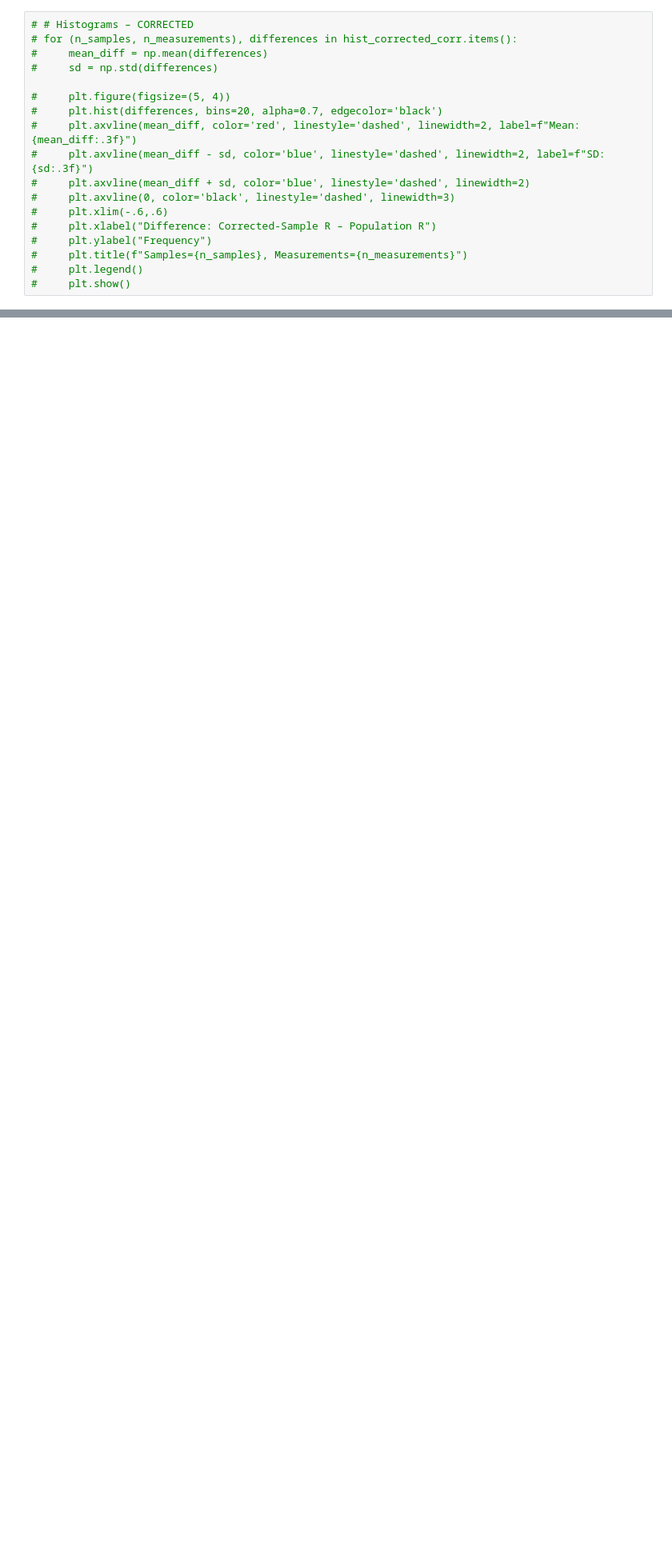
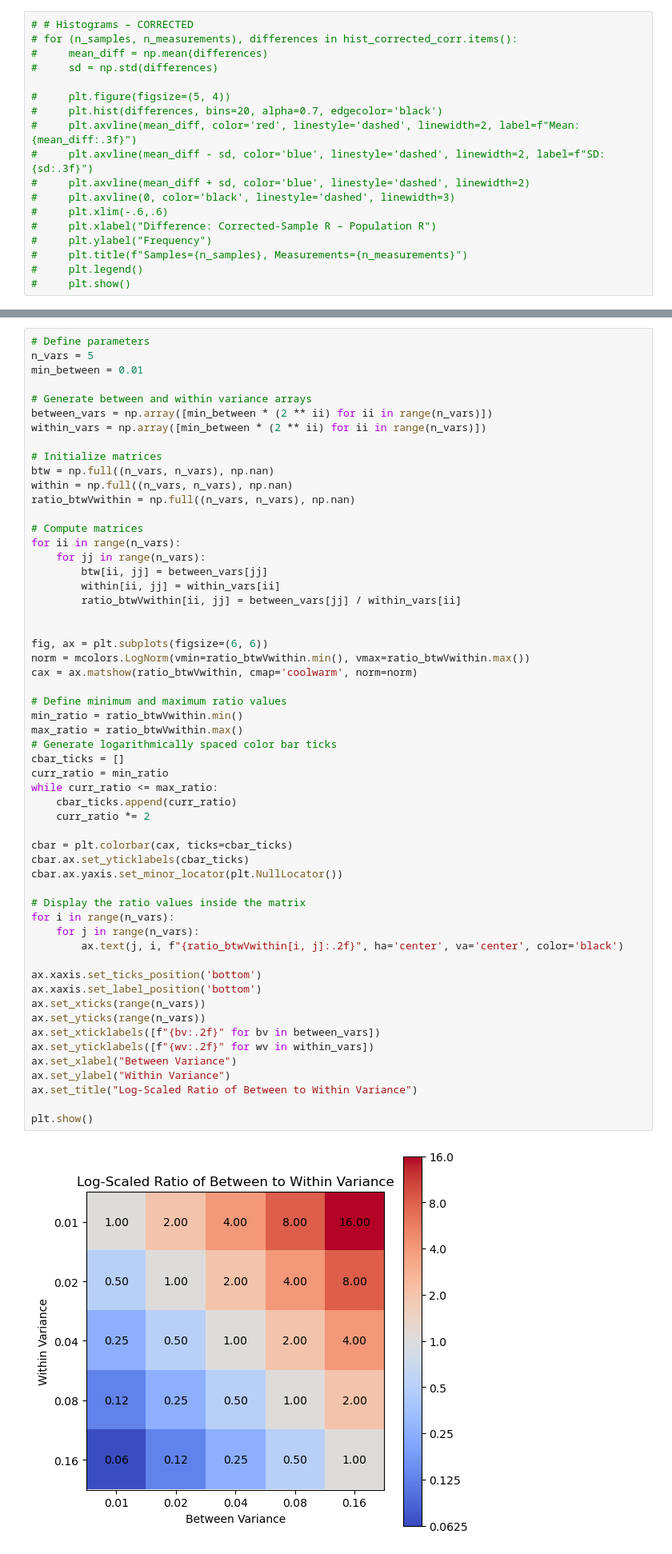
Before and after one commit to fh986/crowding-individual-difference, a Jupyter notebook: simulation_noiseCorrection_crowdingReading_testVariances.ipynb, the cells around one changed output, grey strips where cells are left out. Shown: that part at 80% size. Drawn from its saved outputs; the diff is of its cells as text; blank space fills up the shorter version.

Commit message:
updated matrix plotting

```diff
--- a/simulation_noiseCorrection_crowdingReading_testVariances.ipynb
+++ b/simulation_noiseCorrection_crowdingReading_testVariances.ipynb
@@ -514,0 +469,58 @@ done with n_samples = 320
+# %%
+# Define parameters
+n_vars = 5
+min_between = 0.01
+
+# Generate between and within variance arrays
+between_vars = np.array([min_between * (2 ** ii) for ii in range(n_vars)])
+within_vars = np.array([min_between * (2 ** ii) for ii in range(n_vars)])
+
+# Initialize matrices
+btw = np.full((n_vars, n_vars), np.nan)
+within = np.full((n_vars, n_vars), np.nan)
+ratio_btwVwithin = np.full((n_vars, n_vars), np.nan)
+
+# Compute matrices
+for ii in range(n_vars):
+    for jj in range(n_vars):
+        btw[ii, jj] = between_vars[jj]
+        within[ii, jj] = within_vars[ii]
+        ratio_btwVwithin[ii, jj] = between_vars[jj] / within_vars[ii]
+
+
+fig, ax = plt.subplots(figsize=(6, 6))
+norm = mcolors.LogNorm(vmin=ratio_btwVwithin.min(), vmax=ratio_btwVwithin.max())
+cax = ax.matshow(ratio_btwVwithin, cmap='coolwarm', norm=norm)
+
+# Define minimum and maximum ratio values
+min_ratio = ratio_btwVwithin.min()
+max_ratio = ratio_btwVwithin.max()
+# Generate logarithmically spaced color bar ticks
+cbar_ticks = []
+curr_ratio = min_ratio
+while curr_ratio <= max_ratio:
+    cbar_ticks.append(curr_ratio)
+    curr_ratio *= 2
+
+cbar = plt.colorbar(cax, ticks=cbar_ticks)
+cbar.ax.set_yticklabels(cbar_ticks)
+cbar.ax.yaxis.set_minor_locator(plt.NullLocator())
+
+# Display the ratio values inside the matrix
+for i in range(n_vars):
+    for j in range(n_vars):
+        ax.text(j, i, f"{ratio_btwVwithin[i, j]:.2f}", ha='center', va='center', color='black')
+
+ax.xaxis.set_ticks_position('bottom')
+ax.xaxis.set_label_position('bottom')
+ax.set_xticks(range(n_vars))
+ax.set_yticks(range(n_vars))
+ax.set_xticklabels([f"{bv:.2f}" for bv in between_vars])
+ax.set_yticklabels([f"{wv:.2f}" for wv in within_vars])
+ax.set_xlabel("Between Variance")
+ax.set_ylabel("Within Variance")
+ax.set_title("Log-Scaled Ratio of Between to Within Variance")
+
+plt.show()
+# %% [output]
+[figure, added]
```
Also changed, not shown: parts of 11 cells of this notebook.
